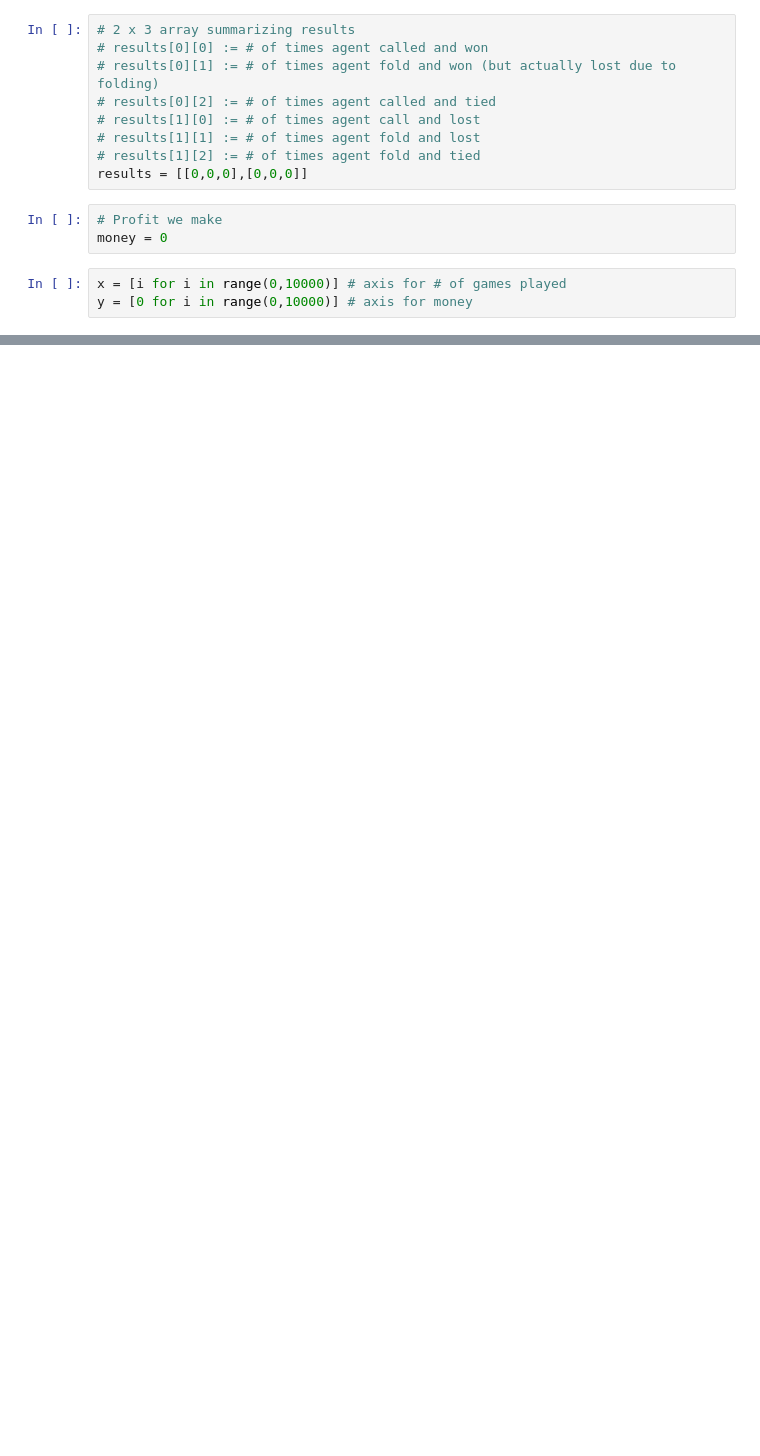
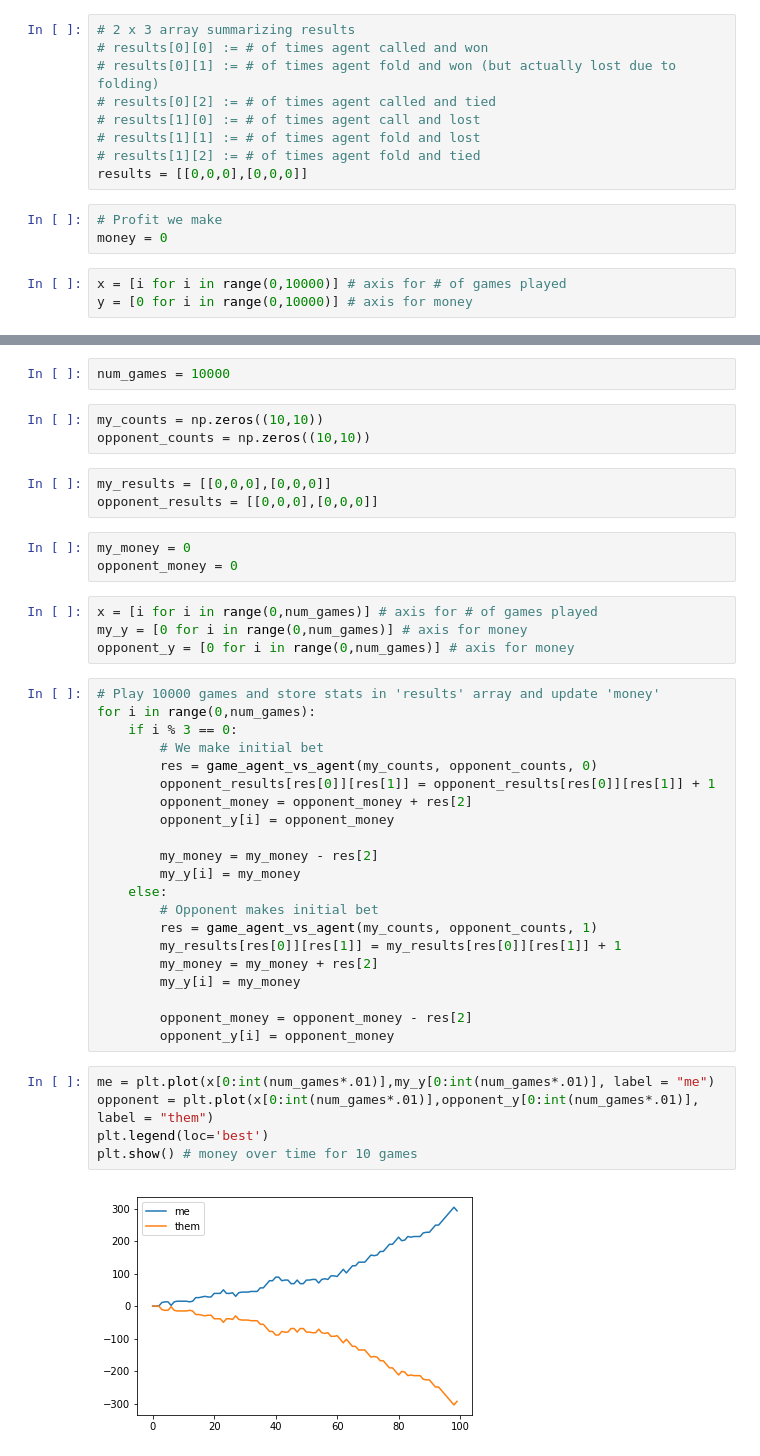
Before and after one commit to nomdal/5512_PokerAI, a Jupyter notebook: koo_poker.ipynb, the cells around one changed output, grey strips where cells are left out. Drawn from its saved outputs; the diff is of its cells as text; blank space fills up the shorter version.

```diff
--- a/koo_poker.ipynb
+++ b/koo_poker.ipynb
@@ -185,0 +280,43 @@ plt.show() # money over time for 10000 games
+# %%
+num_games = 10000
+# %%
+my_counts = np.zeros((10,10))
+opponent_counts = np.zeros((10,10))
+# %%
+my_results = [[0,0,0],[0,0,0]]
+opponent_results = [[0,0,0],[0,0,0]]
+# %%
+my_money = 0
+opponent_money = 0
+# %%
+x = [i for i in range(0,num_games)] # axis for # of games played
+my_y = [0 for i in range(0,num_games)] # axis for money
+opponent_y = [0 for i in range(0,num_games)] # axis for money
+# %%
+# Play 10000 games and store stats in 'results' array and update 'money'
+for i in range(0,num_games):
+    if i % 3 == 0:
+        # We make initial bet
+        res = game_agent_vs_agent(my_counts, opponent_counts, 0)
+        opponent_results[res[0]][res[1]] = opponent_results[res[0]][res[1]] + 1
+        opponent_money = opponent_money + res[2]
+        opponent_y[i] = opponent_money
+
+        my_money = my_money - res[2]
+        my_y[i] = my_money
+    else:
+        # Opponent makes initial bet
+        res = game_agent_vs_agent(my_counts, opponent_counts, 1)
+        my_results[res[0]][res[1]] = my_results[res[0]][res[1]] + 1
+        my_money = my_money + res[2]
+        my_y[i] = my_money
+
+        opponent_money = opponent_money - res[2]
+        opponent_y[i] = opponent_money
+# %%
+me = plt.plot(x[0:int(num_games*.01)],my_y[0:int(num_games*.01)], label = "me")
+opponent = plt.plot(x[0:int(num_games*.01)],opponent_y[0:int(num_games*.01)], label = "them")
+plt.legend(loc='best')
+plt.show() # money over time for 10 games
+# %% [output]
+[figure, added]
```
Also changed, not shown: parts of 21 cells of this notebook.
